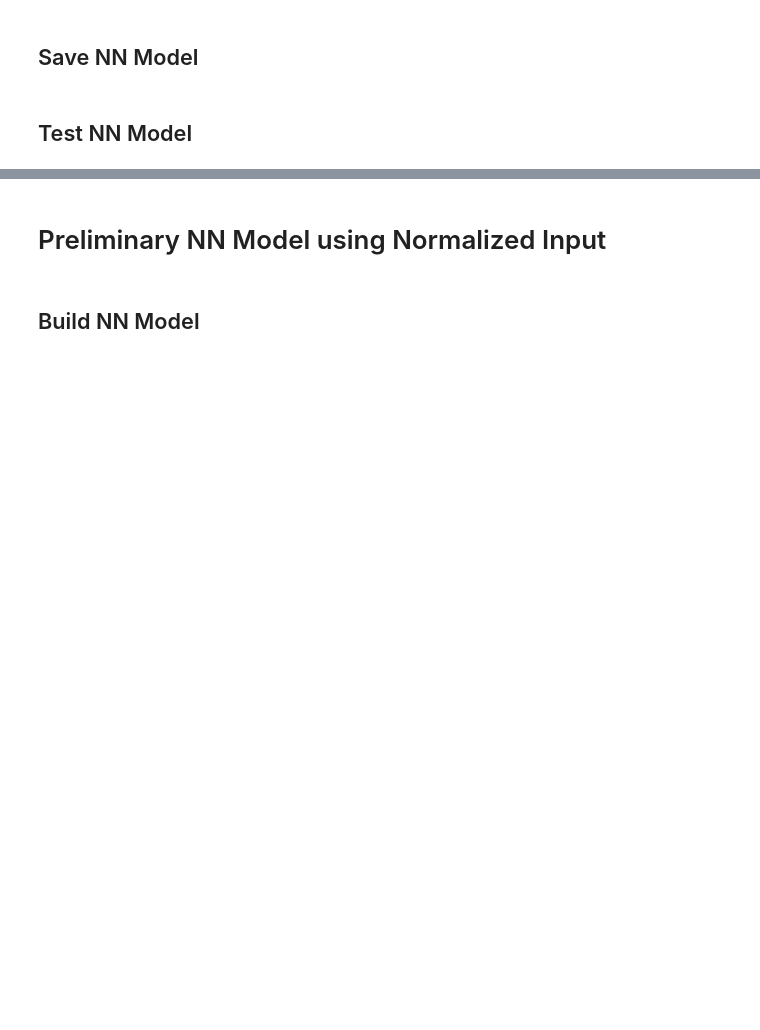
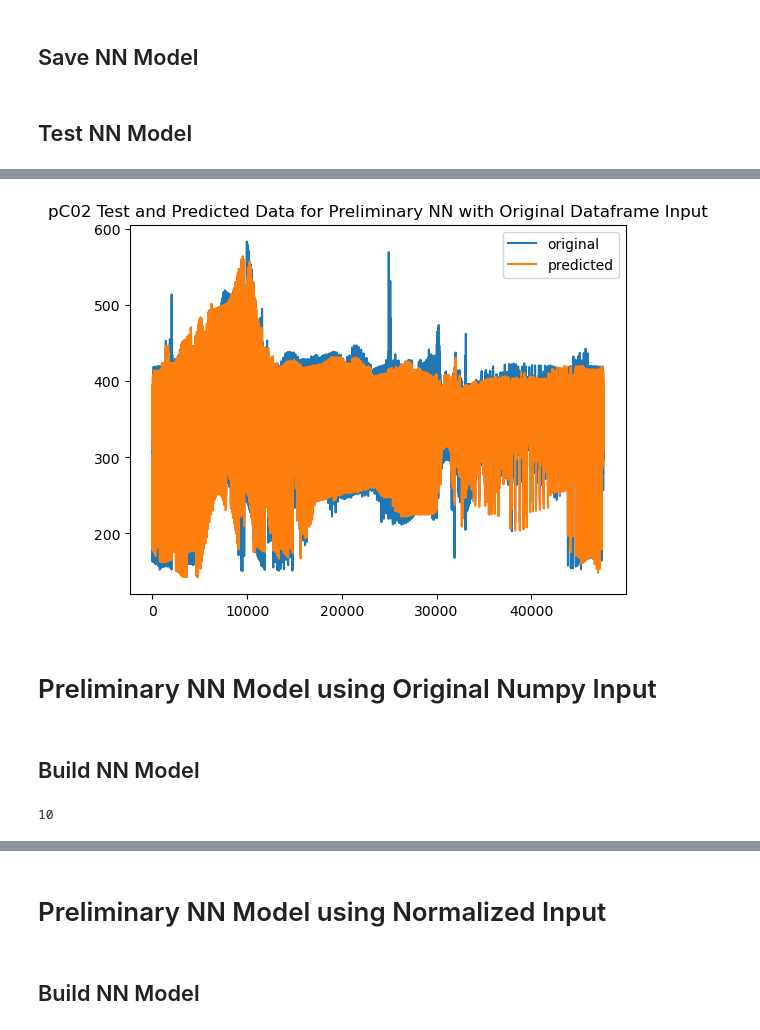
Before and after one commit to juliasimpson97/MLEE-final-project, a Jupyter notebook: models/NN.ipynb, the cells around one changed output, grey strips where cells are left out. Cells and saved outputs as stored; diff of their text form; code cells hidden in the pictures; blank space fills up the shorter version.

```diff
--- a/models/NN.ipynb
+++ b/models/NN.ipynb
@@ -173,7 +210,7 @@ NN_model.save(os.path.join(recon_model_path,'NN_model_oprelim_1.h5'))
 ## Test NN Model
 # %%
 # then reload before start working with test data
-NN_prelim_model = load_model(os.path.join(recon_model_path,'NN_model_oprelim_1.h5'))
+NN_prelim_model = load_model(os.path.join(recon_model_path,'NN_model_prelim_originaldf2.h5'))
 # %%
 y_pred = NN_prelim_model.predict(X_test_df)
 mse = mean_squared_error(y_test_df, y_pred)
@@ -181,7 +221,13 @@ print("MSE: %.2f" % mse)
 # %%
 x_ax = range(len(y_test_df))
 plt.plot(x_ax, y_test_df, label="original")
 plt.plot(x_ax, y_pred, label="predicted")
-plt.title("pC02 test and predicted data")
+plt.title("pC02 Test and Predicted Data for Preliminary NN with Original Dataframe Input")
 plt.legend()
 plt.show()
+# %% [output]
+[figure, added]
+# %% [markdown]
+# Preliminary NN Model using Original Numpy Input
+# %% [markdown]
+## Build NN Model
@@ -187,0 +242,4 @@ plt.show()
+# %%
+X_train_original.shape[1]
+# %% [output]
+10
```
Also changed, not shown: parts of 100 cells of this notebook.
